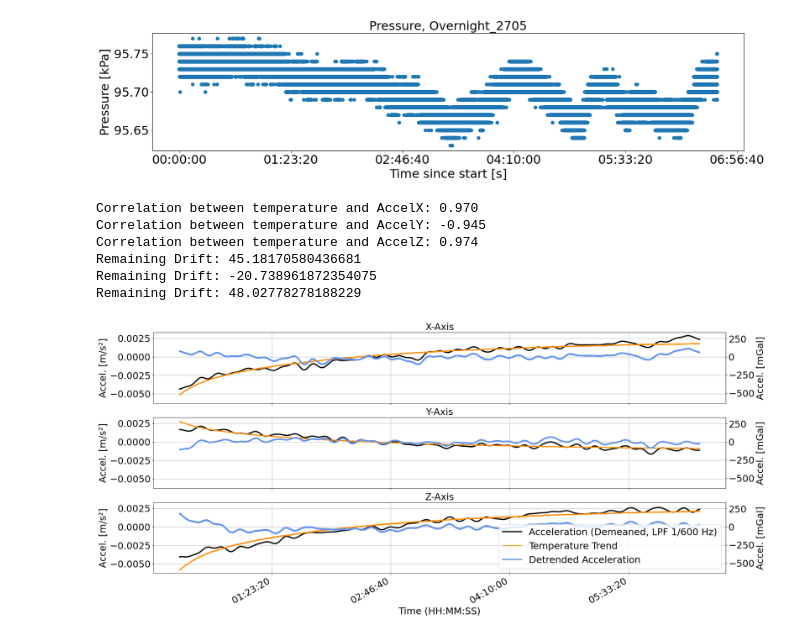
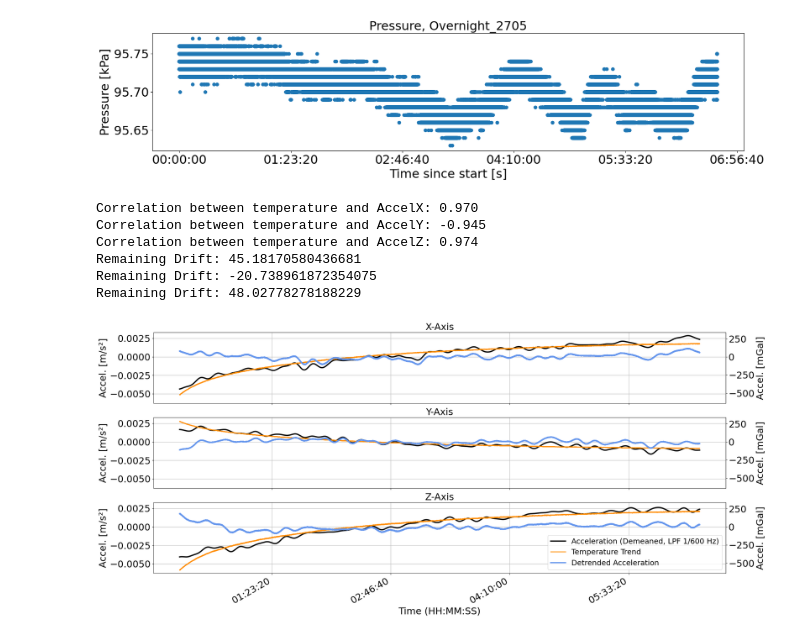
Before and after one commit to YaraLuginbuehl/LL_YaraLug, a Jupyter notebook: FinalCode/Fig4_23IMUTest.ipynb, the cells around one changed output. Cells and saved outputs as stored; diff of their text form; code cells hidden in the pictures.

```diff
--- a/FinalCode/Fig4_23IMUTest.ipynb
+++ b/FinalCode/Fig4_23IMUTest.ipynb
@@ -253,6 +258,15 @@ for comp in ['X', 'Y', 'Z']:
     print(f'Correlation between temperature and Accel{comp}: {r:.3f}')
 
 
+# PLOT TO SECOND TO LAST BECAUSE LENGTH OF ARRAY NOT THE SAME FOR WHATEVER REASON
+plt.rcParams.update({
+    "font.size": 23,            # base font size
+    "axes.titlesize": 23,       # title font
+    "axes.labelsize": 23,       # axis labels
+    "xtick.labelsize": 23,
+    "ytick.labelsize": 23,
+    "legend.fontsize": 18,
+})
 
 fig, axs = plt.subplots(nrows=3, ncols=1, figsize=(25, 12), sharex='all', sharey='all')
 for ax, comp in zip(axs, ['X', 'Y', 'Z']):
@@ -268,31 +282,31 @@ for ax, comp in zip(axs, ['X', 'Y', 'Z']):
     ax.plot(time, acc_detrended, label=f'Detrended Acceleration', color = 'cornflowerblue', linewidth = 3)
 
     ax.set_title(f"{comp}-Axis")
     ax.set_ylabel(f"Accel. [m/s²]")
     secax = ax.secondary_yaxis('right', functions=(ms2_to_mGal, mGal_to_ms2))
     secax.set_ylabel(f'Accel. [mGal]')
     ax.yaxis.set_major_locator(MaxNLocator(nbins=4))
     secax.yaxis.set_major_locator(MaxNLocator(nbins=4))
     ax.grid()
 
     a0, a1 = np.polyfit(time, acc_detrended, 1)
     lin = a0*time_s + a1
     drift = ms2_to_mGal(lin.iloc[-1] - lin.iloc[0])
     print("Remaining Drift:", drift)
 
 
 
 ax.legend()
 ax.xaxis.set_major_formatter(hms_formatter)
 fig.autofmt_xdate()
 ax.set_xlabel("Time (HH:MM:SS)")
 
 plt.savefig("Outputs/TempPlot.png")
 # %% [output]
 Correlation between temperature and AccelX: 0.970
 Correlation between temperature and AccelY: -0.945
 Correlation between temperature and AccelZ: 0.974
 Remaining Drift: 45.18170580436681
 Remaining Drift: -20.738961872354075
 Remaining Drift: 48.02778278188229
-[figure, old version]
+[figure, new version]
```
Also changed, not shown: parts of 1 cell of this notebook, 2 other files.
